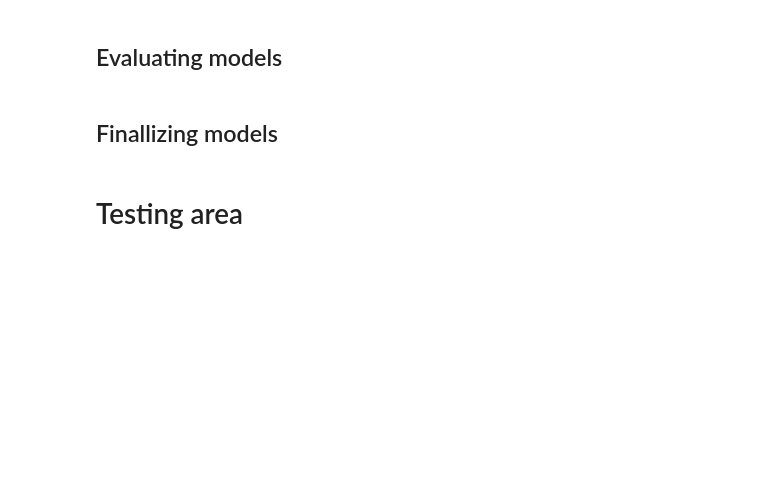
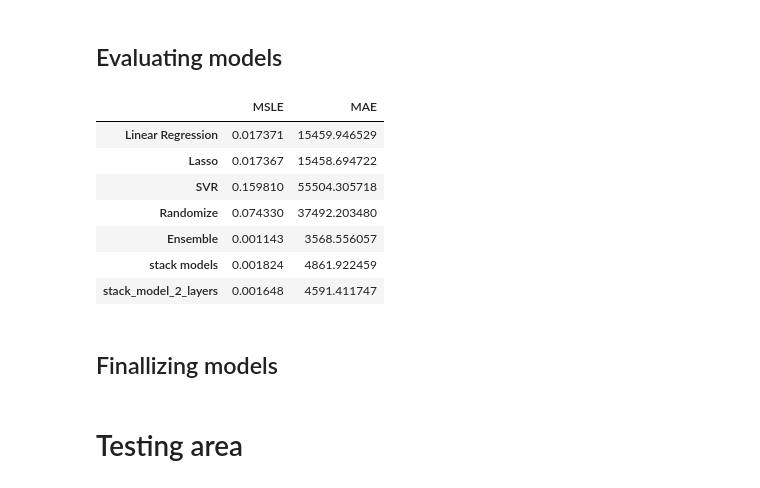
Before and after one commit to hungpham89/Housing_price, a Jupyter notebook: House_price_ordinal.ipynb, the cells around one changed output. Saved outputs shown, nothing was run; the diff lists cells and outputs as text; code cells hidden in the pictures; blank space fills up the shorter version.

```diff
--- a/House_price_ordinal.ipynb
+++ b/House_price_ordinal.ipynb
@@ -800,4 +777,18 @@ MSLE
 # %% [markdown]
 ## Evaluating models
+# %%
+result = pd.DataFrame.from_dict(data = MSLE, orient='index' )
+result.columns = ['MSLE']
+result['MAE'] = MAE.values()
+result
+# %% [output]
+|  | MSLE | MAE |
+| Linear Regression | 0.017371 | 15459.946529 |
+| Lasso | 0.017367 | 15458.694722 |
+| SVR | 0.159810 | 55504.305718 |
+| Randomize | 0.074330 | 37492.203480 |
+| Ensemble | 0.001143 | 3568.556057 |
+| stack models | 0.001824 | 4861.922459 |
+| stack_model_2_layers | 0.001648 | 4591.411747 |
 # %% [markdown]
 ## Finallizing models
```
Also changed, not shown: parts of 18 cells of this notebook.
